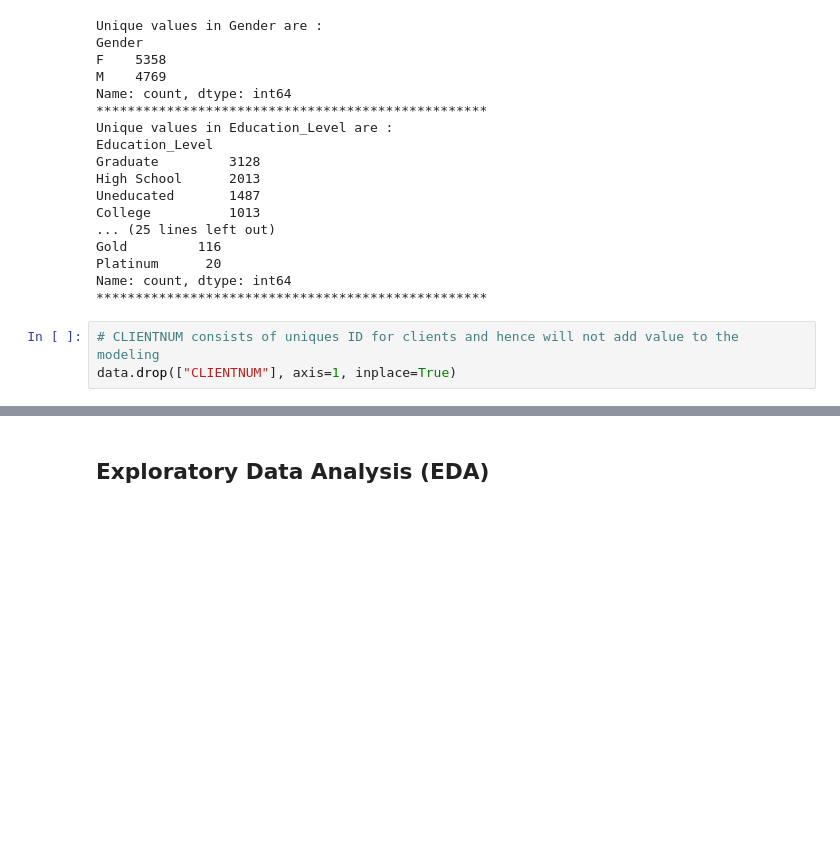
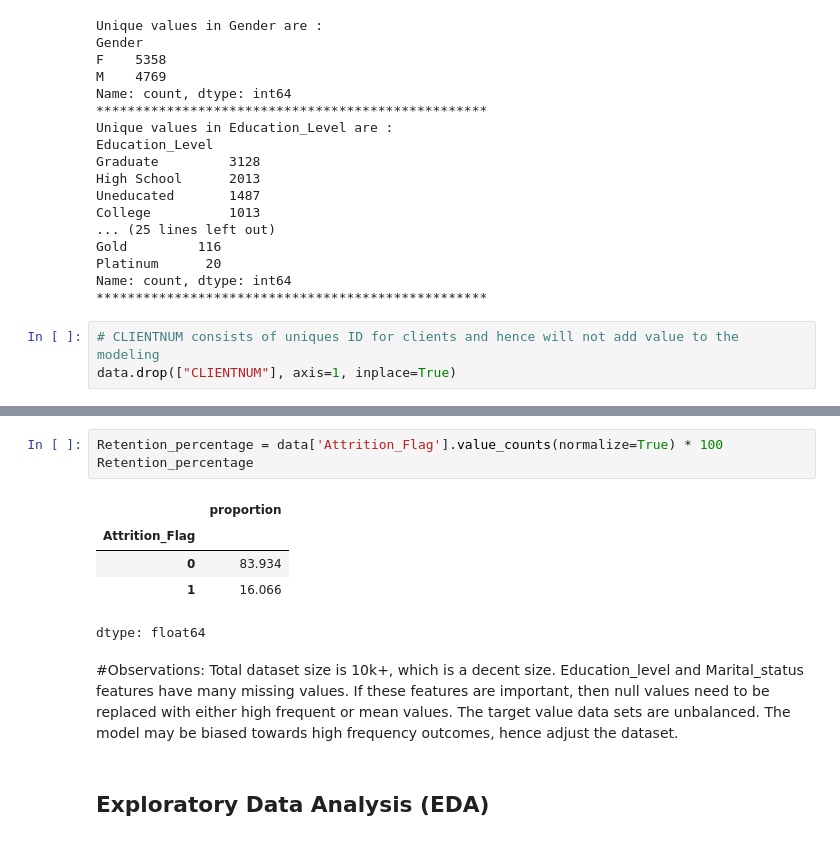
Before and after one commit to braju78/pythonFundamentals, a Jupyter notebook: ML-Wk3-PROJECT- Credit card user churn prediction/AML_Project_LearnerNotebook_FullCode.ipynb, the cells around one changed output, grey strips where cells are left out. Saved outputs shown, nothing was run; the diff lists cells and outputs as text; blank space fills up the shorter version.

```diff
--- a/ML-Wk3-PROJECT- Credit card user churn prediction/AML_Project_LearnerNotebook_FullCode.ipynb
+++ b/ML-Wk3-PROJECT- Credit card user churn prediction/AML_Project_LearnerNotebook_FullCode.ipynb
@@ -294,6 +294,20 @@ data.tail(10)
 | 10124 | 1 | 44 | F | 1 | High School | Married | ... |
 | 10125 | 1 | 30 | M | 2 | Graduate | NaN | ... |
 | 10126 | 1 | 43 | F | 2 | Graduate | Married | ... |
+# %%
+Retention_percentage = data['Attrition_Flag'].value_counts(normalize=True) * 100
+Retention_percentage
+# %% [output]
+|  | proportion |
+| Attrition_Flag |  |
+| 0 | 83.934 |
+| 1 | 16.066 |
+dtype: float64
+# %% [markdown]
+#Observations:
+Total dataset size is 10k+, which is a decent size.
+Education_level and Marital_status features have many missing values. If these features are important, then null values need to be replaced with either high frequent or mean values.
+The target value data sets are unbalanced. The model may be biased towards high frequency outcomes, hence adjust the dataset.
 # %% [markdown]
 ## Exploratory Data Analysis (EDA)
 # %% [markdown]
```
